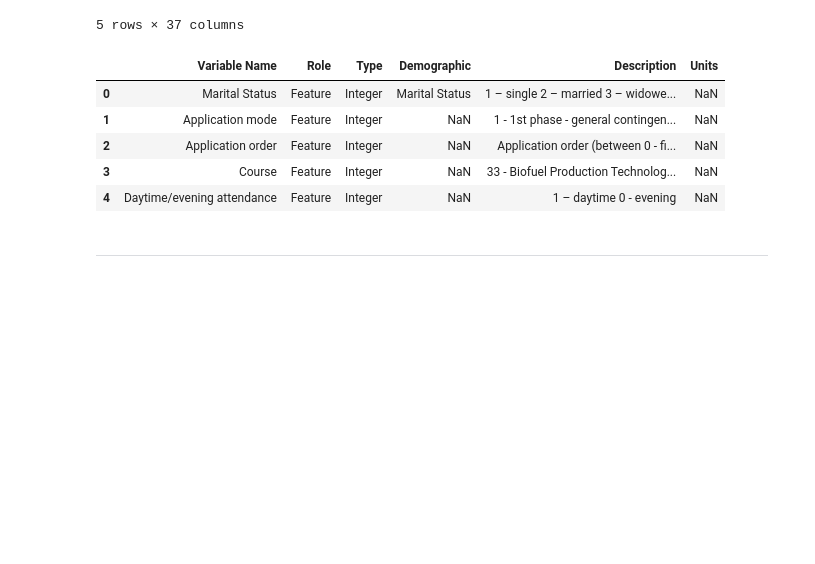
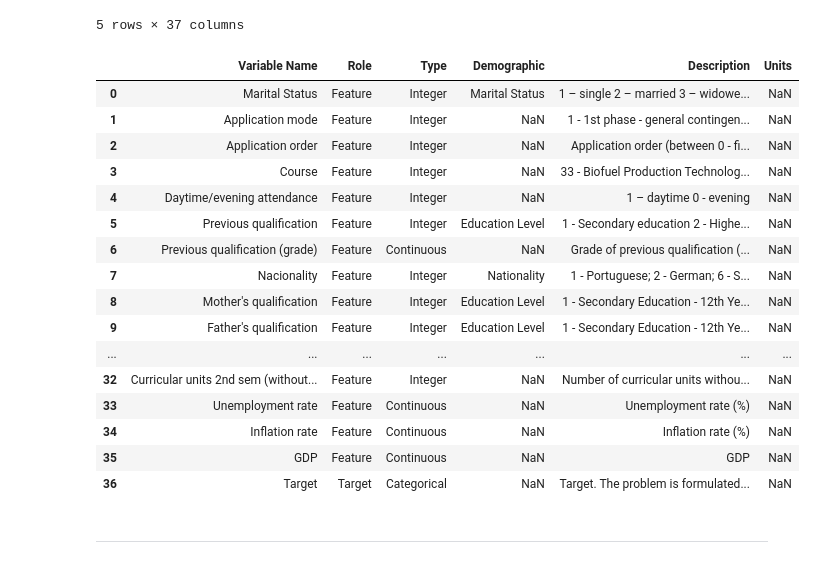
Before and after one commit to Ilia-Grishkin/Data_Preparation, a Jupyter notebook: Data_Preparation_CA1.ipynb, the cells around one changed output. Saved outputs shown, nothing was run; the diff lists cells and outputs as text; code cells hidden in the pictures; blank space fills up the shorter version.

```diff
--- a/Data_Preparation_CA1.ipynb
+++ b/Data_Preparation_CA1.ipynb
@@ -38,14 +38,25 @@ df_studens.head(5)
 | 4 | 2 | 39 | 1 | 8014.0 | 0 | ... |
 5 rows × 37 columns
 # %%
-df_dictionary.head(5)
+df_dictionary.head(50)
 # %% [output]
 |  | Variable Name | Role | Type | Demographic | Description | Units |
 | 0 | Marital Status | Feature | Integer | Marital Status | 1 – single 2 – married 3 – widowe... | NaN |
 | 1 | Application mode | Feature | Integer | NaN | 1 - 1st phase - general contingen... | NaN |
 | 2 | Application order | Feature | Integer | NaN | Application order (between 0 - fi... | NaN |
 | 3 | Course | Feature | Integer | NaN | 33 - Biofuel Production Technolog... | NaN |
 | 4 | Daytime/evening attendance | Feature | Integer | NaN | 1 – daytime 0 - evening | NaN |
+| 5 | Previous qualification | Feature | Integer | Education Level | 1 - Secondary education 2 - Highe... | NaN |
+| 6 | Previous qualification (grade) | Feature | Continuous | NaN | Grade of previous qualification (... | NaN |
+| 7 | Nacionality | Feature | Integer | Nationality | 1 - Portuguese; 2 - German; 6 - S... | NaN |
+| 8 | Mother's qualification | Feature | Integer | Education Level | 1 - Secondary Education - 12th Ye... | NaN |
+| 9 | Father's qualification | Feature | Integer | Education Level | 1 - Secondary Education - 12th Ye... | NaN |
+| ... | ... | ... | ... | ... | ... | ... |
+| 32 | Curricular units 2nd sem (without... | Feature | Integer | NaN | Number of curricular units withou... | NaN |
+| 33 | Unemployment rate | Feature | Continuous | NaN | Unemployment rate (%) | NaN |
+| 34 | Inflation rate | Feature | Continuous | NaN | Inflation rate (%) | NaN |
+| 35 | GDP | Feature | Continuous | NaN | GDP | NaN |
+| 36 | Target | Target | Categorical | NaN | Target. The problem is formulated... | NaN |
 # %% [markdown]
 ***
 # %% [markdown]
```
Also changed, not shown: parts of 42 cells of this notebook.
